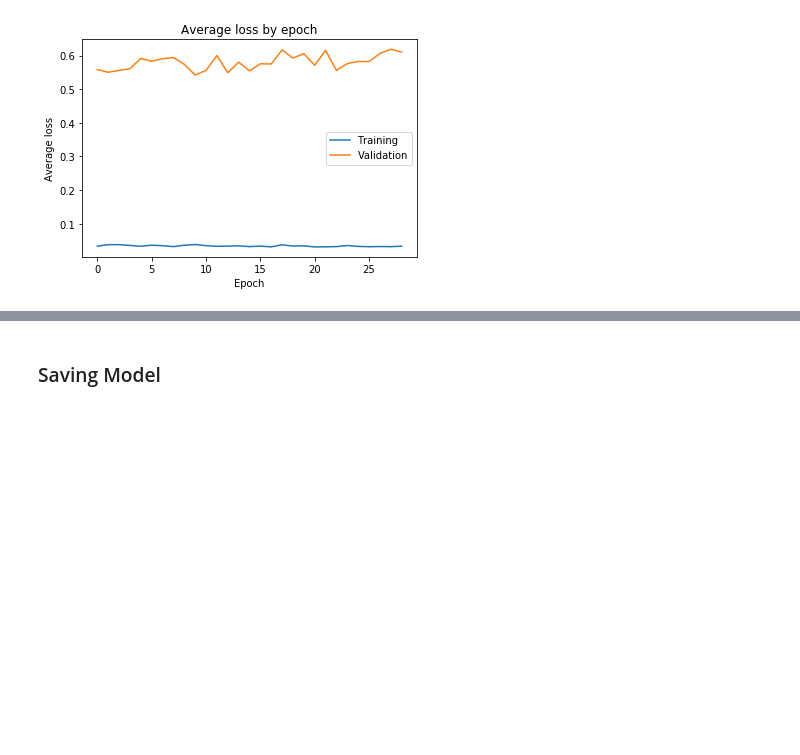
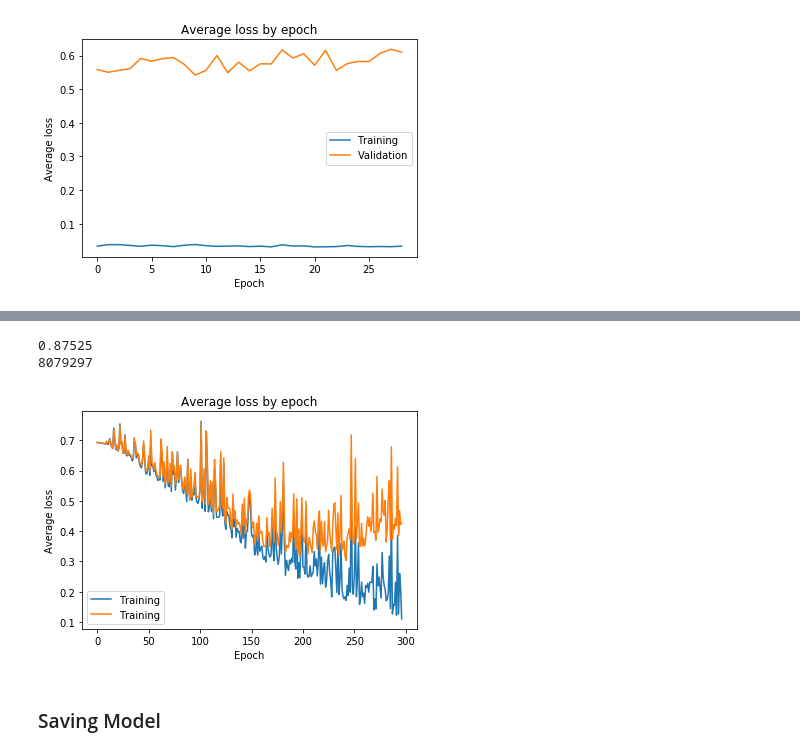
Before and after one commit to LaurenceDupont/ift6135-assignments, a Jupyter notebook: assignment1/problemSet3/Problem3.ipynb, the cells around one changed output, grey strips where cells are left out. Cells and saved outputs as stored; diff of their text form; code cells hidden in the pictures; blank space fills up the shorter version.

Commit message:
[Homework1] Problem set 3 - Added a second model and output of convolution as images.

```diff
--- a/assignment1/problemSet3/Problem3.ipynb
+++ b/assignment1/problemSet3/Problem3.ipynb
@@ -425,0 +477,21 @@ plt.show()
+# %%
+model_2 = BasicNet_secondIteration().to(device)
+
+lr =  0.08
+optimizer = optim.SGD(model_2.parameters(), lr=lr)
+
+best_model_2 = None
+best_acc_2 = 0
+train_losses_2 = []
+valid_losses_2 = []
+for epoch in range(1, 100):
+    train(model_2, train_loader, optimizer, epoch)
+    tr_loss_2, tr_acc_2 = test(model_2, train_loader)
+    loss_2, acc_2 = test(model_2, valid_loader)
+
+    train_losses_2.append(tr_loss_2)
+    valid_losses_2.append(loss_2)
+    if (acc_2 > best_acc_2):
+        print("Best acc: ",acc_2)
+        best_model_2 = copy.deepcopy(model_2)
+        best_acc_2 = acc_2
@@ -425,0 +516,12 @@ plt.show()
+# %%
+for epoch in range(1, 100):
+    train(model_2, train_loader, optimizer, epoch)
+    tr_loss_2, tr_acc_2 = test(model_2, train_loader)
+    loss_2, acc_2 = test(model_2, valid_loader)
+
+    train_losses_2.append(tr_loss_2)
+    valid_losses_2.append(loss_2)
+    if (acc_2 > best_acc_2):
+        print("Best acc: ",acc_2)
+        best_model_2 = copy.deepcopy(model_2)
+        best_acc_2 = acc_2
@@ -426,3 +546,20 @@ plt.show()
+# %%
+print(best_acc_2)
+pytorch_total_params = sum(p.numel() for p in best_model_2.parameters() if p.requires_grad)
+print(pytorch_total_params)
+# %% [output]
+0.87525
+8079297
+# %%
+plt.plot(np.arange(0,len(train_losses_2),1), train_losses_2, label="Training")
+plt.plot(np.arange(0,len(valid_losses_2),1), valid_losses_2, label="Training")
+plt.title("Average loss by epoch")
+plt.xlabel("Epoch")
+plt.ylabel("Average loss")
+plt.legend()
+plt.show()
+# %% [output]
+[figure, added]
 # %% [markdown]
 ### Saving Model
 # %%
```
Also changed, not shown: parts of 21 cells of this notebook.
